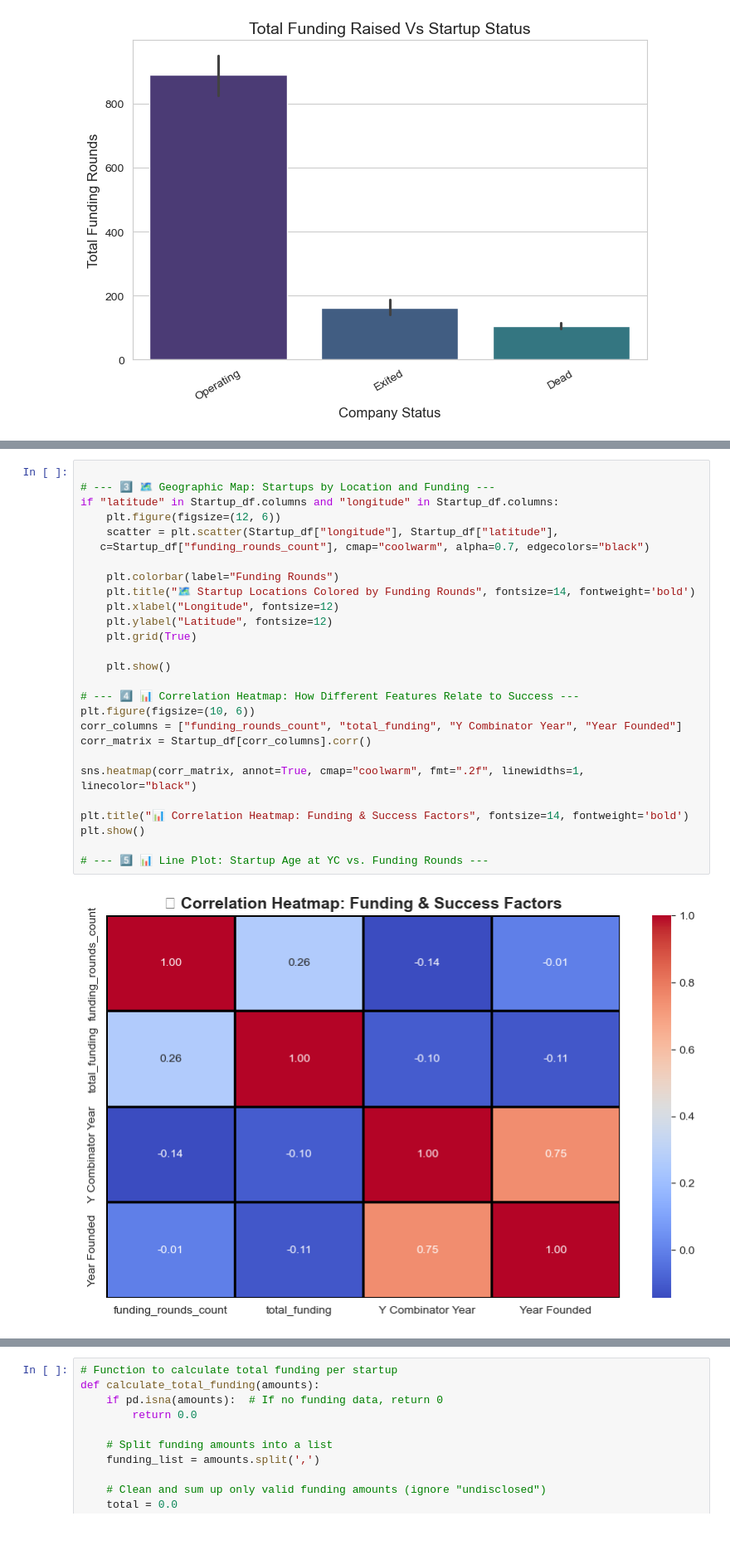
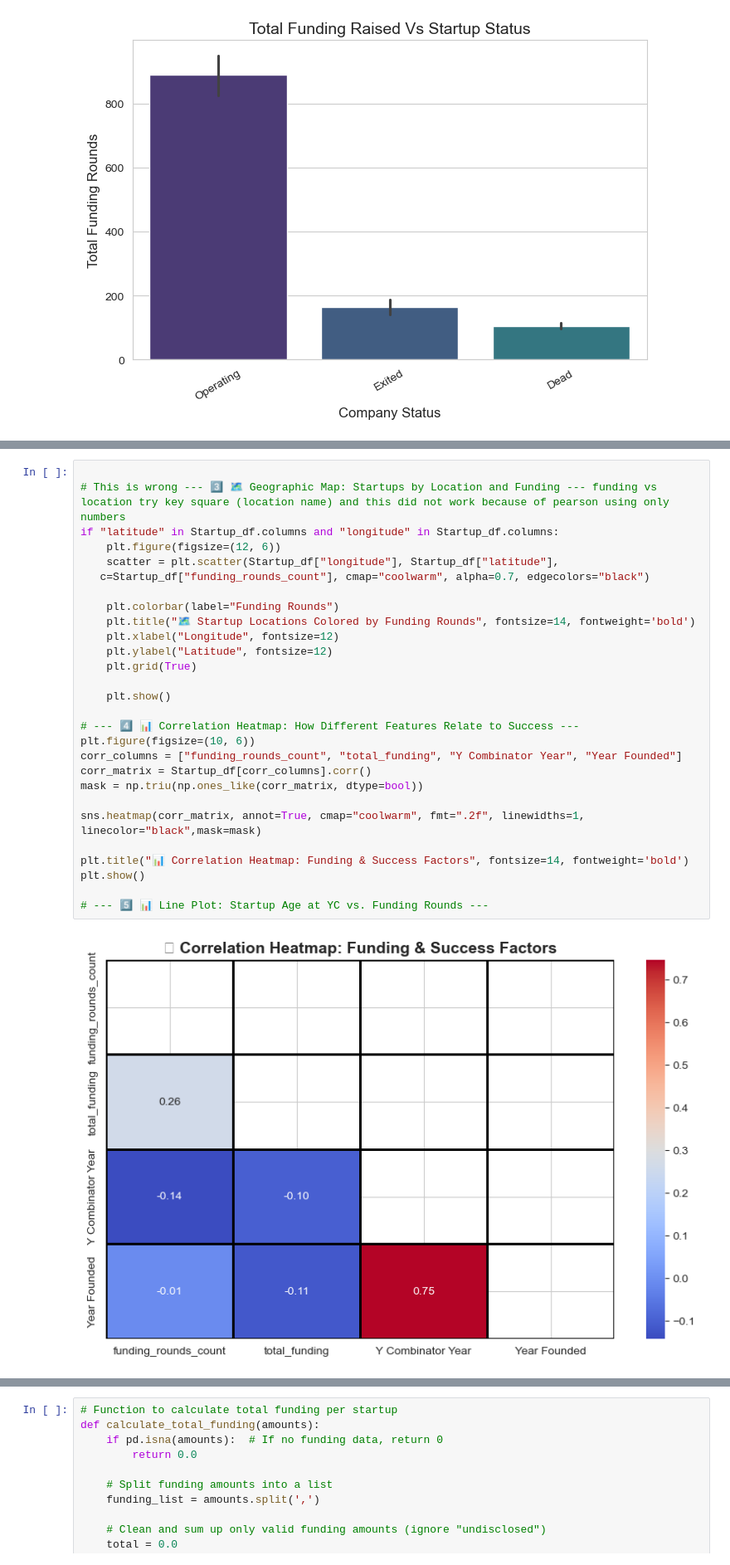
Before and after one commit to MarianBolous/EDA-Feature-Engineering-Project, a Jupyter notebook: EDA & Feature Engineering Project.ipynb, the cells around one changed output, grey strips where cells are left out. Shown at 83% size. Saved outputs shown, nothing was run; the diff lists cells and outputs as text; blank space fills up the shorter version.

```diff
--- a/EDA & Feature Engineering Project.ipynb
+++ b/EDA & Feature Engineering Project.ipynb
@@ -545,30 +359,31 @@ if "Headquarters (US State)" in Startup_df.columns and "Satus" in Startup_df.col
 [figure]
 # %%
 
-# --- 3️⃣ 🗺️ Geographic Map: Startups by Location and Funding ---
+# This is wrong --- 3️⃣ 🗺️ Geographic Map: Startups by Location and Funding --- funding vs location try key square (location name) and this did not work because of pearson using only numbers
 if "latitude" in Startup_df.columns and "longitude" in Startup_df.columns:
     plt.figure(figsize=(12, 6))
     scatter = plt.scatter(Startup_df["longitude"], Startup_df["latitude"],
    c=Startup_df["funding_rounds_count"], cmap="coolwarm", alpha=0.7, edgecolors="black")
 
     plt.colorbar(label="Funding Rounds")
     plt.title("🗺️ Startup Locations Colored by Funding Rounds", fontsize=14, fontweight='bold')
     plt.xlabel("Longitude", fontsize=12)
     plt.ylabel("Latitude", fontsize=12)
     plt.grid(True)
 
     plt.show()
 
 # --- 4️⃣ 📊 Correlation Heatmap: How Different Features Relate to Success ---
 plt.figure(figsize=(10, 6))
 corr_columns = ["funding_rounds_count", "total_funding", "Y Combinator Year", "Year Founded"]
 corr_matrix = Startup_df[corr_columns].corr()
+mask = np.triu(np.ones_like(corr_matrix, dtype=bool))
 
-sns.heatmap(corr_matrix, annot=True, cmap="coolwarm", fmt=".2f", linewidths=1, linecolor="black")
+sns.heatmap(corr_matrix, annot=True, cmap="coolwarm", fmt=".2f", linewidths=1, linecolor="black",mask=mask)
 
 plt.title("📊 Correlation Heatmap: Funding & Success Factors", fontsize=14, fontweight='bold')
 plt.show()
 
 # --- 5️⃣ 📊 Line Plot: Startup Age at YC vs. Funding Rounds ---
 # %% [output]
-[figure, old version]
+[figure, new version]
```
Also changed, not shown: parts of 37 cells of this notebook.
